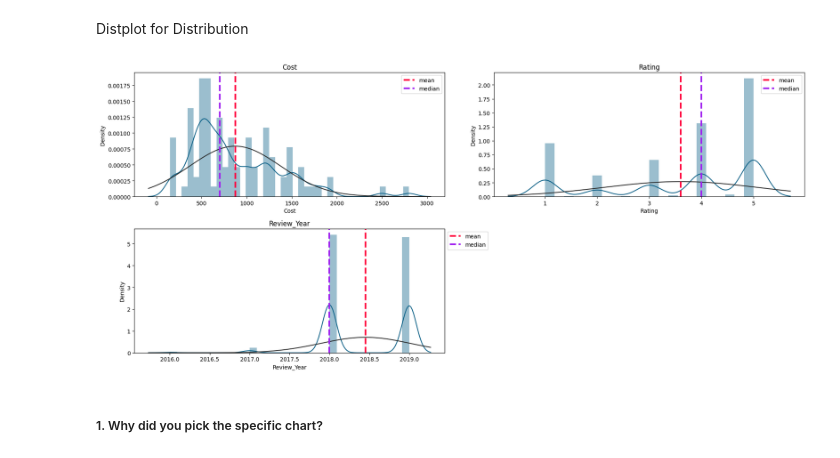
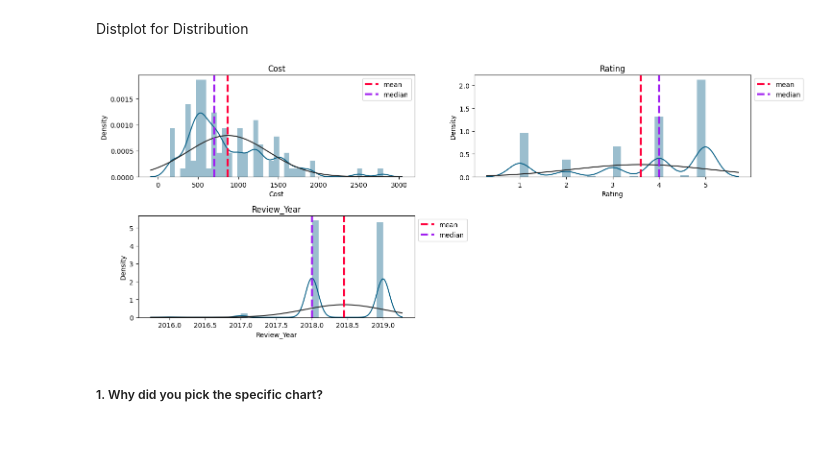
Before and after one commit to Aman811630/ML-Project--Zomato-Restaurant-Clustering-And-Sentiment-Analysis, a Jupyter notebook: Aman_Singh_Unsupervised_ML_project_Zomato_Restaurant_Clustering_And_Sentiment_Analysis_.ipynb, the cells around one changed output. Drawn from its saved outputs; the diff is of its cells as text; code cells hidden in the pictures.

```diff
--- a/Aman_Singh_Unsupervised_ML_project_Zomato_Restaurant_Clustering_And_Sentiment_Analysis_.ipynb
+++ b/Aman_Singh_Unsupervised_ML_project_Zomato_Restaurant_Clustering_And_Sentiment_Analysis_.ipynb
@@ -739,5 +738,15 @@ review.Metadata
 9998      13 Reviews , 144 Followers
 9999    472 Reviews , 1302 Followers
 Name: Metadata, Length: 10000, dtype: object
+# %%
+#changing date and extracting few feature for manipulation
+
+review['Reviewer_Total_Review'],review['Reviewer_Followers']=review['Metadata'].str.split(',').str
+review['Reviewer_Total_Review'] = pd.to_numeric(review['Reviewer_Total_Review'].str.split(' ').str[0])
+review['Reviewer_Followers'] = pd.to_numeric(review['Reviewer_Followers'].str.split(' ').str[1])
+review['Time']=pd.to_datetime(review['Time'])
+review['Review_Year'] = pd.DatetimeIndex(review['Time']).year
+review['Review_Month'] = pd.DatetimeIndex(review['Time']).month
+review['Review_Hour'] = pd.DatetimeIndex(review['Time']).hour
 # %%
-review['Reviewer_Total_Review']=review['Metadata'].str.split(',')[:1].str
+#review['Reviewer_Total_Review']=review['Metadata'].str.split(',').str[:1]
@@ -759,2 +755,2 @@ Name: Reviewer_Total_Review, Length: 10000, dtype: object
 # %%
-review['Reviewer_Followers']=review['Metadata'].str.split(',')[1:2].str
+#review['Reviewer_Followers']=review['Metadata'].str.split(',').str[1:2]
@@ -938,19 +921,19 @@ In order to exactly understand why even with price point of 1500 these hotel has
 Distplot for Distribution
 # %%
 # Chart - 1 visualization code
-plt.figure(figsize = (18,8));
+plt.figure(figsize = (15,6));
 for i,col in enumerate(['Cost','Rating','Review_Year']) :
     # plt.figure(figsize = (8,5));
     plt.subplot(2,2,i+1);
     sns.distplot(merged[col], color = '#055E85', fit = norm);
     feature = merged[col]
     plt.axvline(feature.mean(), color='#ff033e', linestyle='dashed', linewidth=3,label= 'mean');  #red
     plt.axvline(feature.median(), color='#A020F0', linestyle='dashed', linewidth=3,label='median'); #cyan
     plt.legend(bbox_to_anchor = (1.0, 1), loc = 'best')
     plt.title(f'{col.title()}');
     plt.tight_layout();
 # %% [output]
-[figure, old version]
+[figure, new version]
 # %% [markdown]
 ##### 1. Why did you pick the specific chart?
 # %% [markdown]
```
Also changed, not shown: parts of 73 cells of this notebook.
